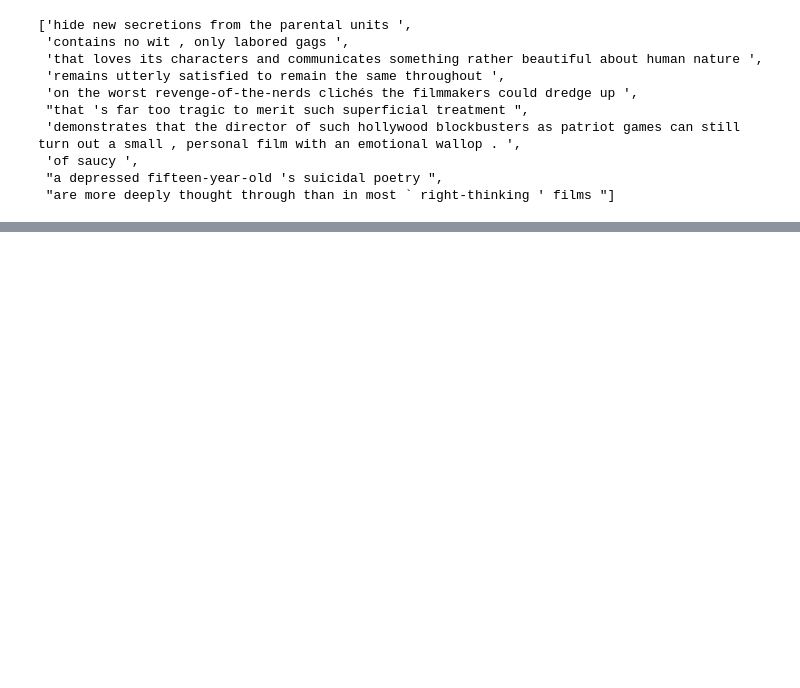
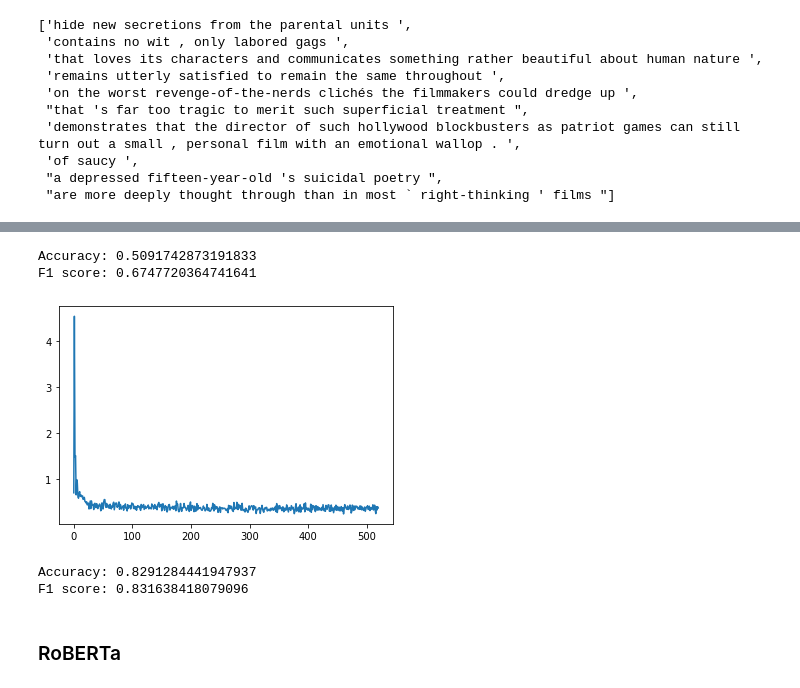
Before and after one commit to rrevoid/nlp-testing, a Jupyter notebook: tasks/sst2.ipynb, the cells around one changed output, grey strips where cells are left out. Cells and saved outputs as stored; diff of their text form; code cells hidden in the pictures; blank space fills up the shorter version.

```diff
--- a/tasks/sst2.ipynb
+++ b/tasks/sst2.ipynb
@@ -366,0 +175,4 @@ F1 score: 0.892485549132948
+# %%
+model, tokenizer = get_model_and_tokenizer("distilbert-base-uncased")
+
+model = model.to(device)
@@ -366,0 +185,23 @@ F1 score: 0.892485549132948
+# %%
+evaluate_model(model, tokenizer)
+# %% [output]
+Accuracy: 0.5091742873191833
+F1 score: 0.6747720364741641
+# %%
+# bs 128
+
+criterion = nn.CrossEntropyLoss()
+optimizer = optim.Adam(model.parameters(), lr=1e-2)
+scheduler = optim.lr_scheduler.StepLR(optimizer, gamma=0.1, step_size=200)
+
+train_model(model, tokenizer, optimizer, criterion, scheduler, train_loader,
+            num_epochs=1)
+# %% [output]
+[figure, added]
+# %%
+evaluate_model(model, tokenizer, val_loader)
+# %% [output]
+Accuracy: 0.8291284441947937
+F1 score: 0.831638418079096
+# %% [markdown]
+### RoBERTa
```
Also changed, not shown: parts of 63 cells of this notebook, 3 other files.
